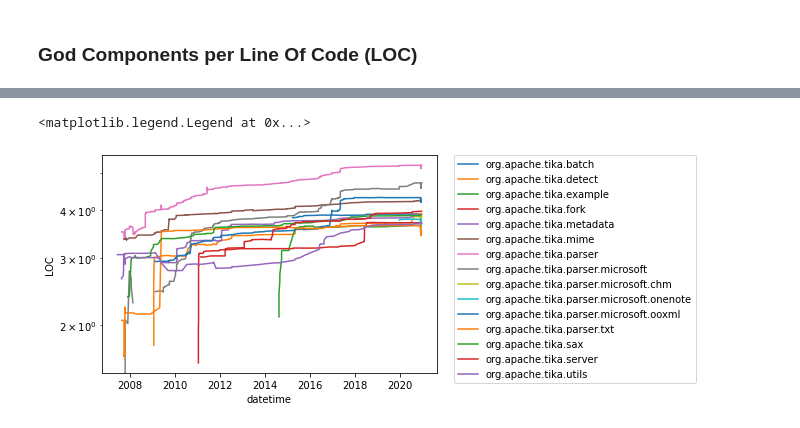
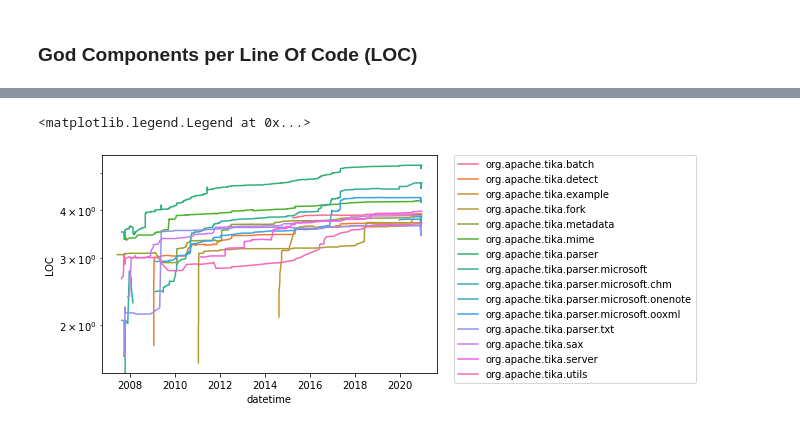
Before and after one commit to dunnkers/god-components, a Jupyter notebook: statistics.ipynb, the cells around one changed output, grey strips where cells are left out. Drawn from its saved outputs; the diff is of its cells as text; code cells hidden in the pictures.

Commit message:
Stay consistent in coloring

```diff
--- a/statistics.ipynb
+++ b/statistics.ipynb
@@ -99,20 +99,18 @@ all_locs.head()
 # %%
 # Compute LOC change for every godcomp
 godcomp_dfs = []
 for godcomp, df in all_locs.groupby('godcomp'):
     df = df.sort_values('datetime')
     df['change'] = df['additions'] - df['deletions']
     df['LOC'] = df['change'].cumsum()
     godcomp_dfs.append(df)
 data = pd.concat(godcomp_dfs)
 
 # Plot
 fig, ax = plt.subplots()
 ax.set(yscale="log")
-palette = sns.color_palette('tab10', len(godcomp_dfs))
-sns.lineplot(data=data, x='datetime', y='LOC', hue='godcomp',
-                ax=ax, palette=palette)
+sns.lineplot(data=data, x='datetime', y='LOC', hue='godcomp', ax=ax)
 plt.legend(bbox_to_anchor=(1.05, 1), loc=2, borderaxespad=0.)
 # %% [output]
 <matplotlib.legend.Legend at 0x...>
-[figure, old version]
+[figure, new version]
```
